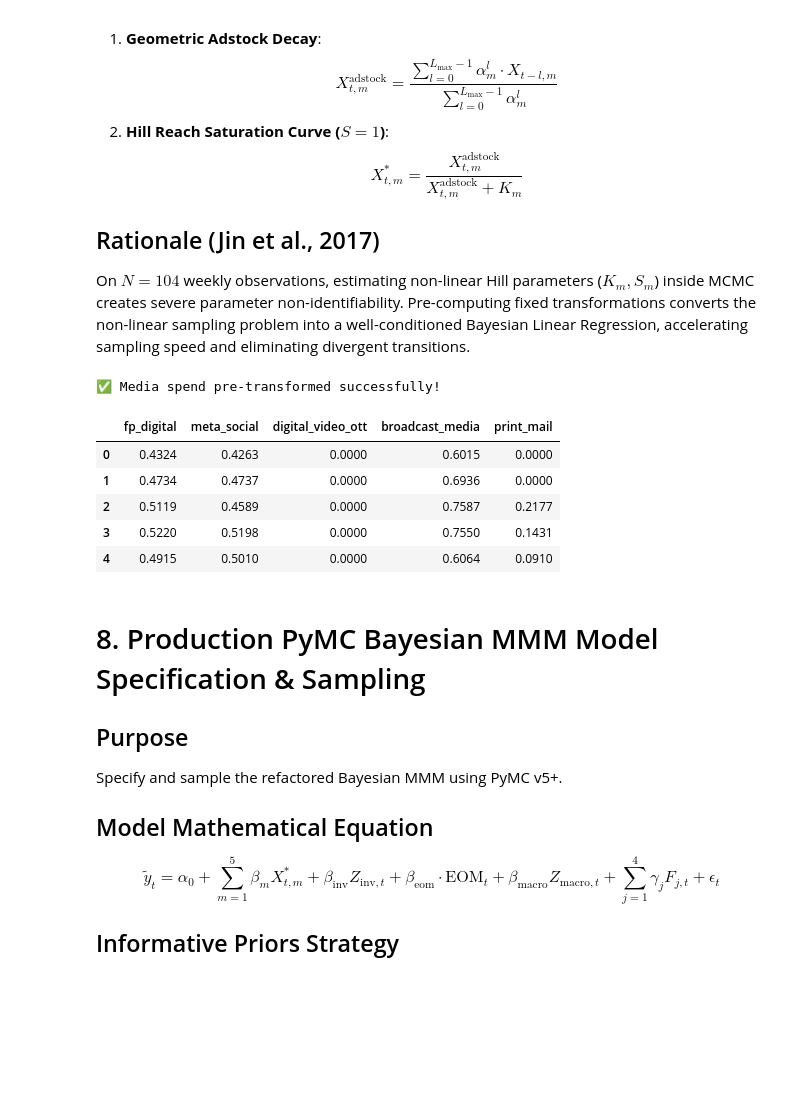
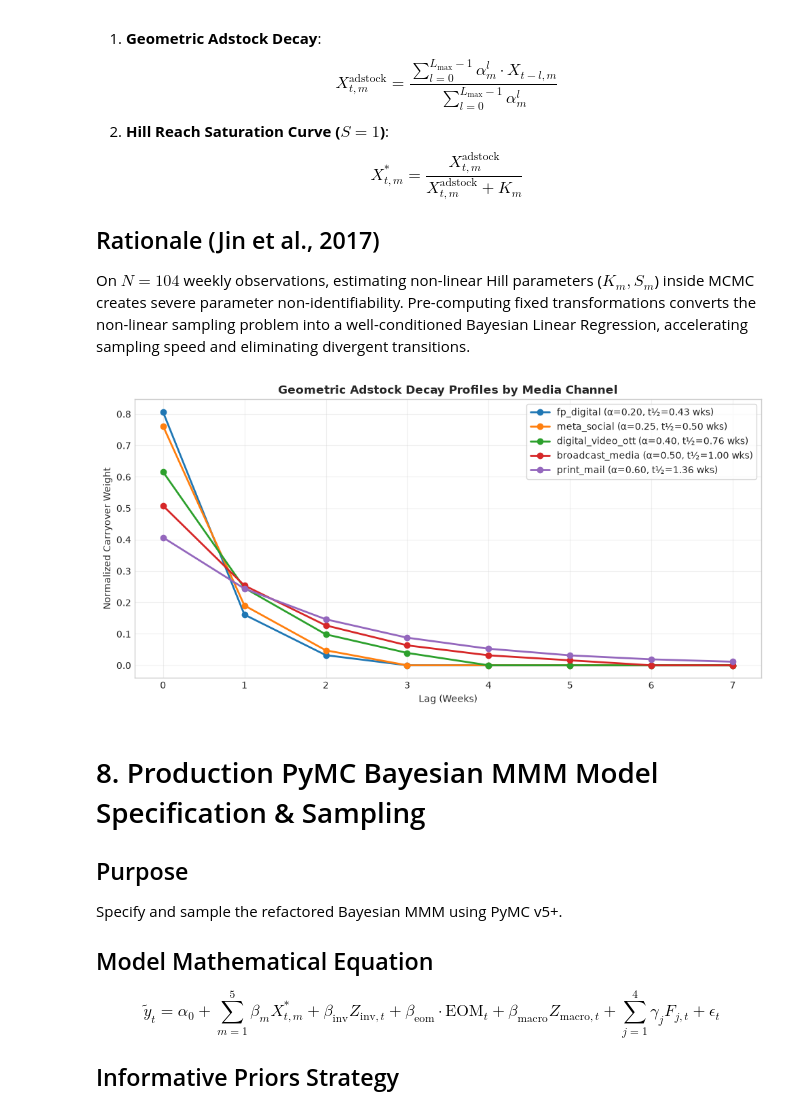
Before and after one commit to bdececco/titan-project, a Jupyter notebook: notebooks/mcj_weekly_model.ipynb, the cells around one changed output. Cells and saved outputs as stored; diff of their text form; code cells hidden in the pictures; blank space fills up the shorter version.

```diff
--- a/notebooks/mcj_weekly_model.ipynb
+++ b/notebooks/mcj_weekly_model.ipynb
@@ -277,64 +277,50 @@ Pre-transform media spend using domain-informed Geometric Adstock ($\alpha_m$) a
 ## Rationale (Jin et al., 2017)
 On $N=104$ weekly observations, estimating non-linear Hill parameters ($K_m, S_m$) inside MCMC creates severe parameter non-identifiability. Pre-computing fixed transformations converts the non-linear sampling problem into a well-conditioned Bayesian Linear Regression, accelerating sampling speed and eliminating divergent transitions.
 # %%
-media_channels = [
-    'fp_digital',
-    'meta_social',
-    'digital_video_ott',
-    'broadcast_media',
-    'print_mail'
-]
-
-# Domain-informed fixed hyperparameter configuration
+# Configuration dictionary matching Cell 7
 fixed_media_config = {
     "fp_digital":        {"alpha": 0.20, "l_max": 3},
     "meta_social":       {"alpha": 0.25, "l_max": 3},
     "digital_video_ott": {"alpha": 0.40, "l_max": 4},
     "broadcast_media":   {"alpha": 0.50, "l_max": 6},
     "print_mail":        {"alpha": 0.60, "l_max": 8},
 }
 
-def transform_media_series(df: pd.DataFrame, channels: list, config: dict) -> pd.DataFrame:
-    """Applies fixed Geometric Adstock and Reach Saturation (S=1, K=Median Spend)."""
-    df_trans = pd.DataFrame(index=df.index)
+fig, ax = plt.subplots(figsize=(10, 5))
+max_l = 8
 
-    for col in channels:
-        x = df[col].values
-        c_mean = x.mean()
-        x_norm = x / (c_mean if c_mean > 0 else 1.0)
+for chan, cfg in fixed_media_config.items():
+    alpha = cfg["alpha"]
+    l_max = cfg["l_max"]
 
-        # 1. Geometric Adstock Carryover
-        alpha = config[col]["alpha"]
-        l_max = config[col]["l_max"]
-        weights = np.power(alpha, np.arange(l_max))
-        weights /= weights.sum()
-        x_adstocked = np.convolve(x_norm, weights)[:len(x_norm)]
+    # Calculate normalized weights over lag duration
+    raw_weights = np.power(alpha, np.arange(l_max))
+    normalized_weights = raw_weights / raw_weights.sum()
 
-        # 2. Reach Saturation Curve (S=1, K set to median adstocked spend)
-        k_sat = np.median(x_adstocked) if np.median(x_adstocked) > 0 else 1.0
-        x_saturated = x_adstocked / (x_adstocked + k_sat + 1e-8)
+    # Pad with zeros for visual comparison up to max_l
+    padded_weights = np.zeros(max_l)
+    padded_weights[:l_max] = normalized_weights
 
-        df_trans[col] = x_saturated
+    half_life = -np.log(2) / np.log(alpha)
+    ax.plot(
+        np.arange(max_l),
+        padded_weights,
+        marker='o',
+        linewidth=2,
+        label=f"{chan} (α={alpha:.2f}, t½={half_life:.2f} wks)"
+    )
 
-    return df_trans
+ax.set_title("Geometric Adstock Decay Profiles by Media Channel", fontsize=12, fontweight="bold")
+ax.set_xlabel("Lag (Weeks)", fontsize=10)
+ax.set_ylabel("Normalized Carryover Weight", fontsize=10)
+ax.set_xticks(np.arange(max_l))
+ax.grid(True, alpha=0.3)
+ax.legend(loc="upper right", frameon=True)
 
-# Scale Target Variable
-sales_mean = df_model['sales'].mean()
-y_scaled = (df_model['sales'] / sales_mean).values
-
-# Pre-transform Media Matrix
-df_media_transformed = transform_media_series(df_model, media_channels, fixed_media_config)
-
-print("✅ Media spend pre-transformed successfully!")
-display(df_media_transformed.head())
+plt.tight_layout()
+plt.show()
 # %% [output]
-✅ Media spend pre-transformed successfully!
-|  | fp_digital | meta_social | digital_video_ott | broadcast_media | print_mail |
-| 0 | 0.4324 | 0.4263 | 0.0000 | 0.6015 | 0.0000 |
-| 1 | 0.4734 | 0.4737 | 0.0000 | 0.6936 | 0.0000 |
-| 2 | 0.5119 | 0.4589 | 0.0000 | 0.7587 | 0.2177 |
-| 3 | 0.5220 | 0.5198 | 0.0000 | 0.7550 | 0.1431 |
-| 4 | 0.4915 | 0.5010 | 0.0000 | 0.6064 | 0.0910 |
+[figure, added]
 # %% [markdown]
 # 8. Production PyMC Bayesian MMM Model Specification & Sampling
 
```
Also changed, not shown: parts of 5 cells of this notebook.
